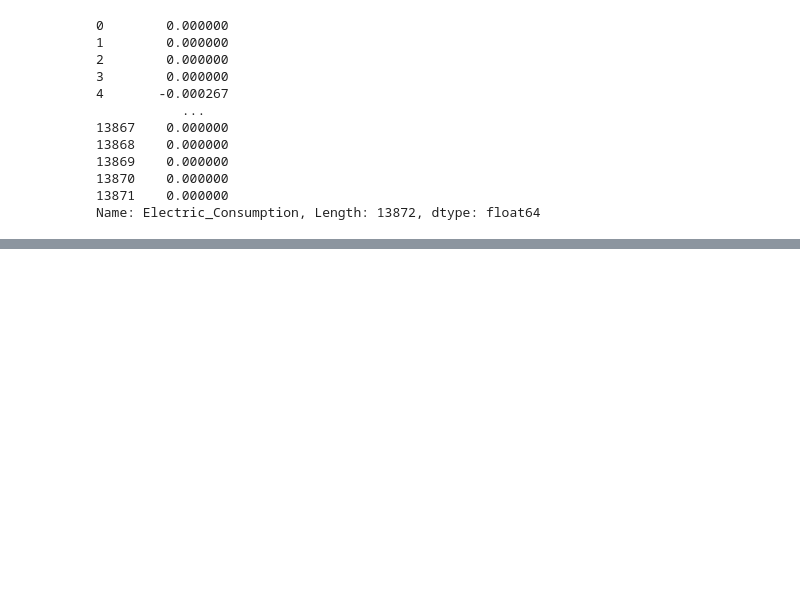
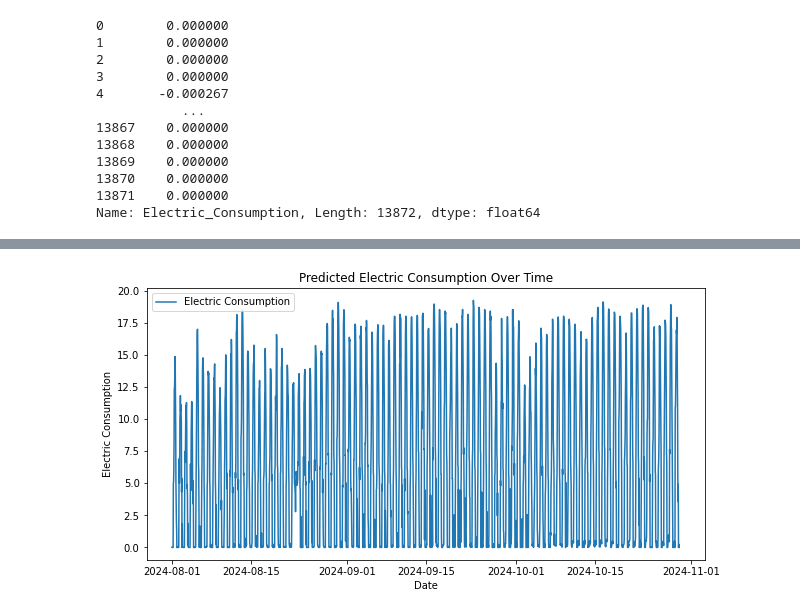
Before and after one commit to ireneburri/Burri-PredictionOfFactoryElectricConsumption, a Jupyter notebook: factory_model.ipynb, the cells around one changed output, grey strips where cells are left out. Saved outputs shown, nothing was run; the diff lists cells and outputs as text; code cells hidden in the pictures; blank space fills up the shorter version.

```diff
--- a/factory_model.ipynb
+++ b/factory_model.ipynb
@@ -376,0 +407,11 @@ plt.show()
+# %%
+# Plot the predictions
+plt.figure(figsize=(10, 5))
+plt.plot(test_dates, predictions, label='Electric Consumption')
+plt.title('Predicted Electric Consumption Over Time')
+plt.xlabel('Date')
+plt.ylabel('Electric Consumption')
+plt.legend()
+plt.show()
+# %% [output]
+[figure, added]
```
Also changed, not shown: parts of 7 cells of this notebook, 3 other files.
